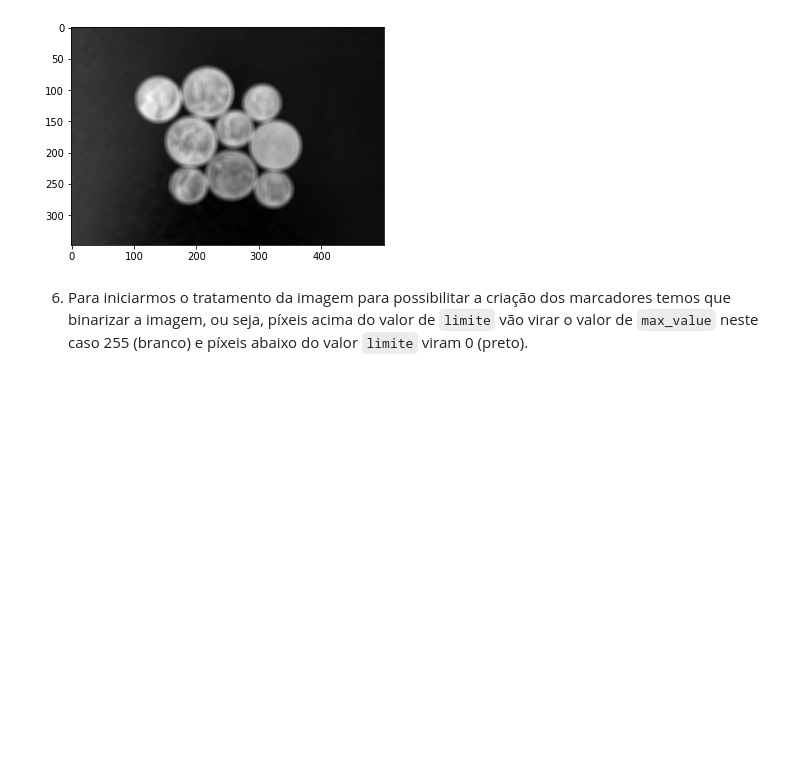
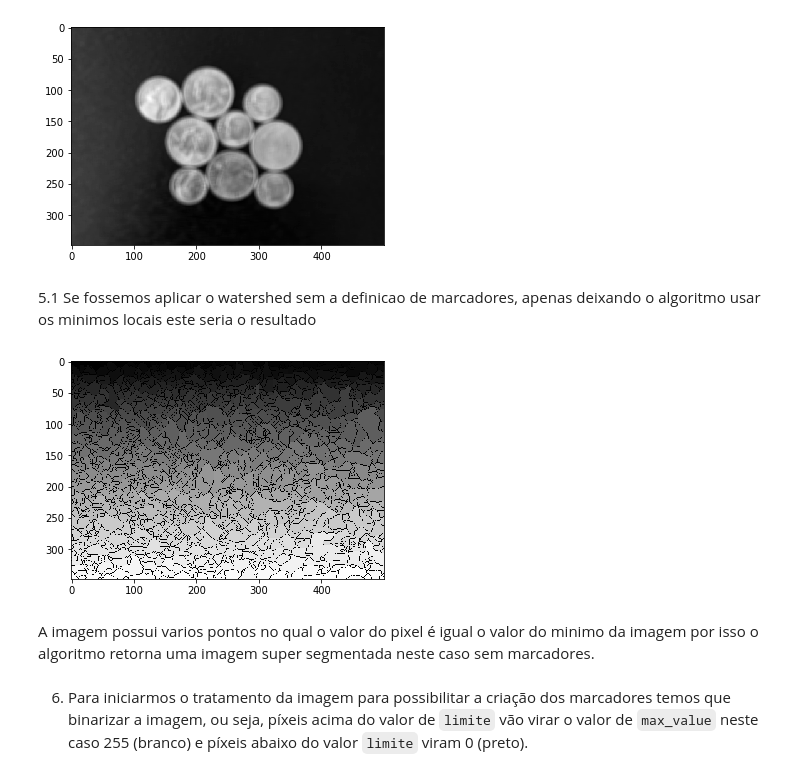
Before and after one commit to pedr0luiz/desprog-projeto, a Jupyter notebook: watershed.ipynb, the cells around one changed output. Cells and saved outputs as stored; diff of their text form; code cells hidden in the pictures; blank space fills up the shorter version.

```diff
--- a/watershed.ipynb
+++ b/watershed.ipynb
@@ -50,6 +51,16 @@ plt.imshow(gray_blur, cmap = plt.get_cmap('gray'))
 plt.show()
 # %% [output]
 [figure]
+# %% [markdown]
+5.1 Se fossemos aplicar o watershed sem a definicao de marcadores, apenas deixando o algoritmo usar os minimos locais este seria o resultado
+# %%
+watershed_output = watershed(gray_blur, watershed_line=True, compactness=0)
+plt.imshow(watershed_output, cmap=plt.get_cmap('gray'))
+plt.show()
+# %% [output]
+[figure, added]
+# %% [markdown]
+A imagem possui varios pontos no qual o valor do pixel é igual o valor do minimo da imagem por isso o algoritmo retorna uma imagem super segmentada neste caso sem marcadores.
 # %% [markdown]
 6. Para iniciarmos o tratamento da imagem para possibilitar a criação dos marcadores temos que binarizar a imagem, ou seja, píxeis acima do valor de `limite` vão virar o valor de `max_value` neste caso 255 (branco) e píxeis abaixo do valor `limite` viram 0 (preto).
 # %%
```
Also changed, not shown: parts of 11 cells of this notebook.
